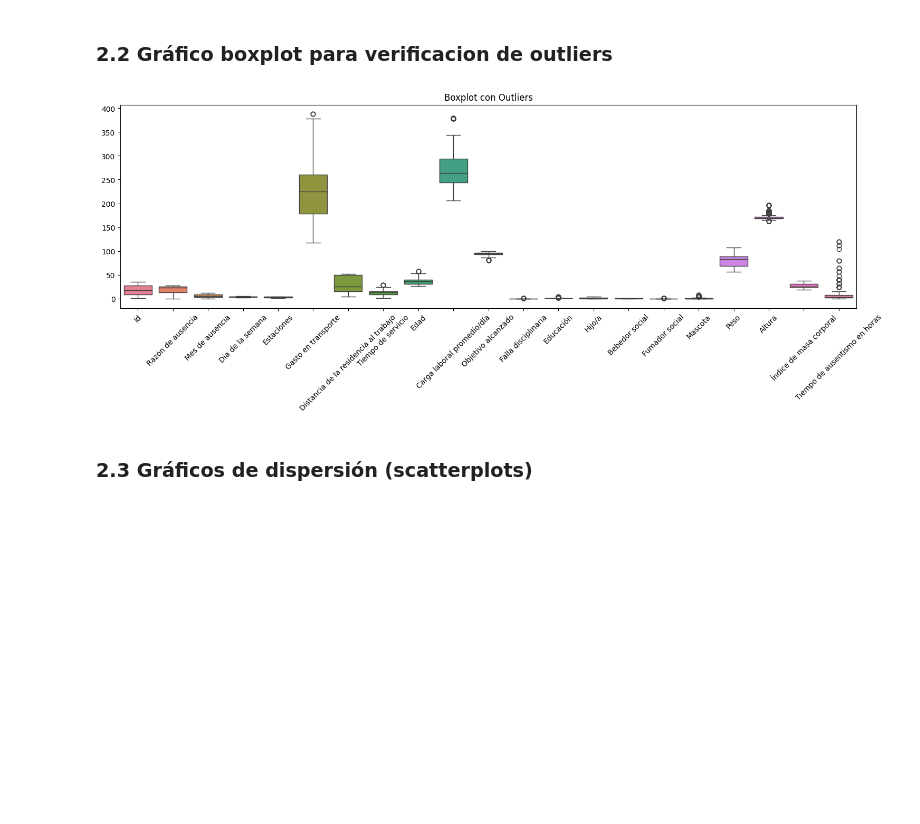
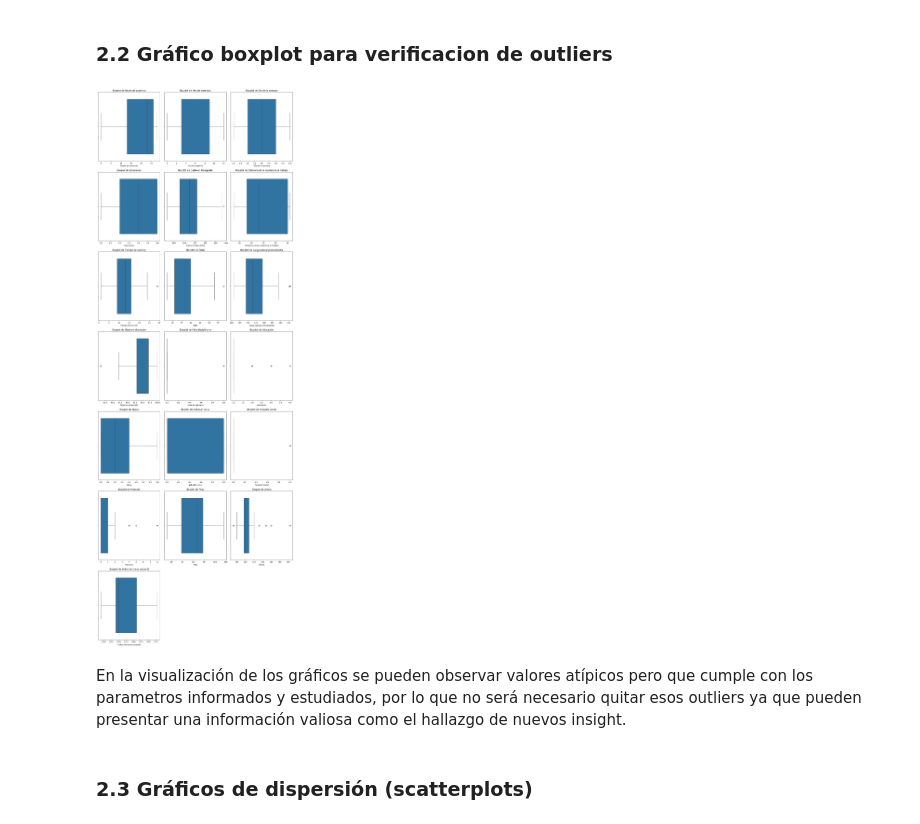
Before and after one commit to Bustagar/APRENDIZAJE-AUTOMATICO-1, a Jupyter notebook: TP2_AA1_aprendizaje_no_supervisado(Resuelto).ipynb, the cells around one changed output. Cells and saved outputs as stored; diff of their text form; code cells hidden in the pictures; blank space fills up the shorter version.

```diff
--- a/TP2_AA1_aprendizaje_no_supervisado(Resuelto).ipynb
+++ b/TP2_AA1_aprendizaje_no_supervisado(Resuelto).ipynb
@@ -171,14 +182,3 @@ Variable objetivo:
 - La variación estandar es de 13 horas con respecto a la media.
 # %% [markdown]
 ### 2.2 Gráfico boxplot para verificacion de outliers
-# %%
-# Crear el boxplot con valores atípicos visibles
-plt.figure(figsize=(18,5))
-sns.boxplot(data=df, showfliers=True)  # showfliers=True muestra los outliers
-
-# Mostrar gráfico
-plt.title("Boxplot con Outliers")
-plt.xticks(rotation=45)
-plt.show()
-# %% [output]
-[figure, removed]
@@ -185,2 +189,32 @@ plt.show()
+# %%
+import matplotlib.pyplot as plt
+import seaborn as sns
+
+# Número de variables a graficar
+num_features = len(features)  # Lista con nombres de las variables
+num_cols = 3  # Número de columnas fijo
+num_rows = -(-num_features // num_cols)  # Calcula las filas necesarias (redondeo hacia arriba)
+
+# Crear la figura con subgráficos
+fig, axes = plt.subplots(nrows=num_rows, ncols=num_cols, figsize=(15, 6 * num_rows))
+
+# Asegurar que axes sea una lista para evitar errores de índice
+axes = axes.flatten()
+
+# Iterar sobre cada variable y graficar su boxplot
+for i, feature in enumerate(features):
+    sns.boxplot(data=df, x=feature, ax=axes[i])
+    axes[i].set_title(f"Boxplot de {feature}")
+
+# Ocultar subgráficos vacíos
+for j in range(i + 1, len(axes)):
+    fig.delaxes(axes[j])  # Elimina los gráficos sobrantes
+
+plt.tight_layout()
+plt.show()
+# %% [output]
+[figure, added]
+# %% [markdown]
+En la visualización de los gráficos se pueden observar valores atípicos pero que cumple con los parametros informados y estudiados, por lo que no será necesario quitar esos outliers ya que pueden presentar una información valiosa como el hallazgo de nuevos insight.
 # %% [markdown]
 ### 2.3 Gráficos de dispersión (scatterplots)
```
Also changed, not shown: parts of 61 cells of this notebook.
